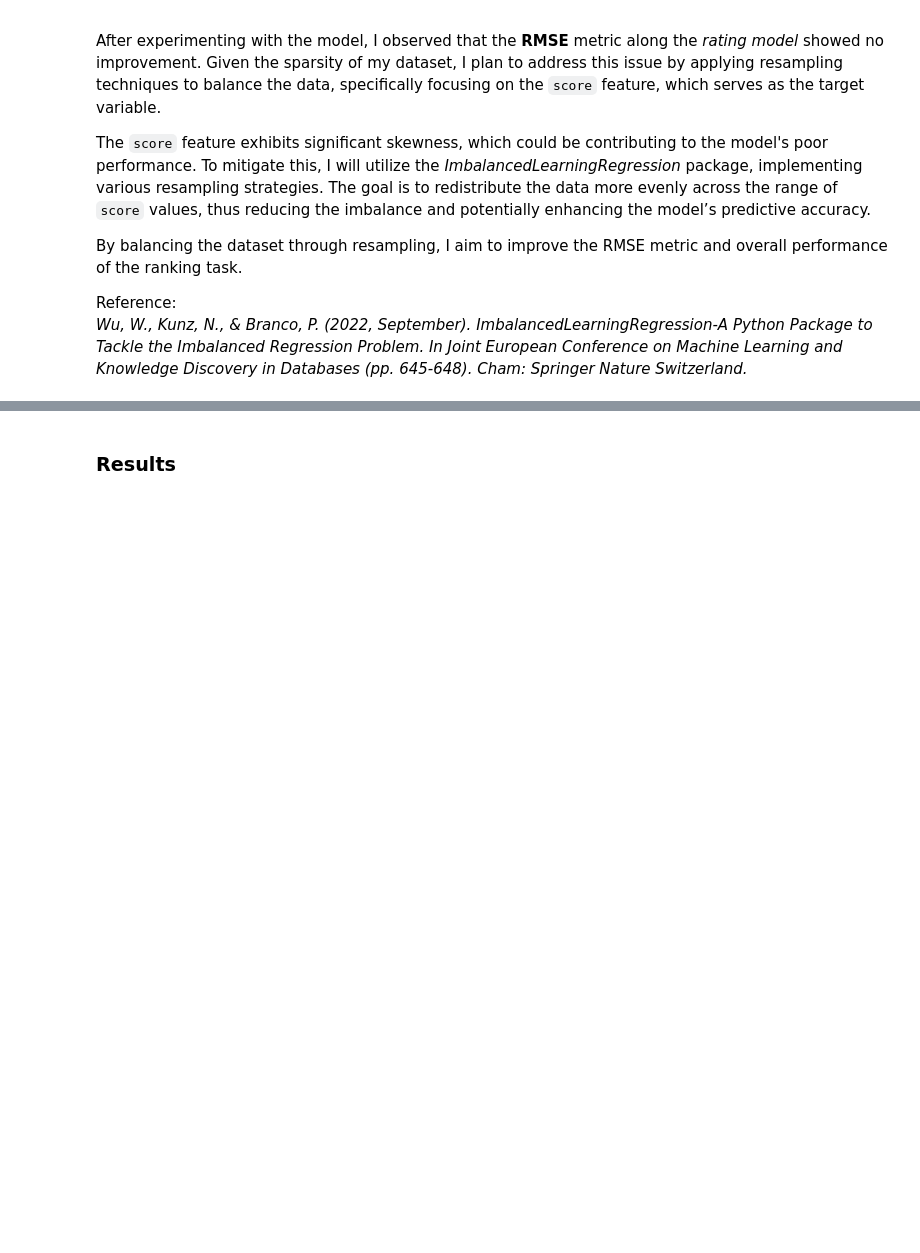
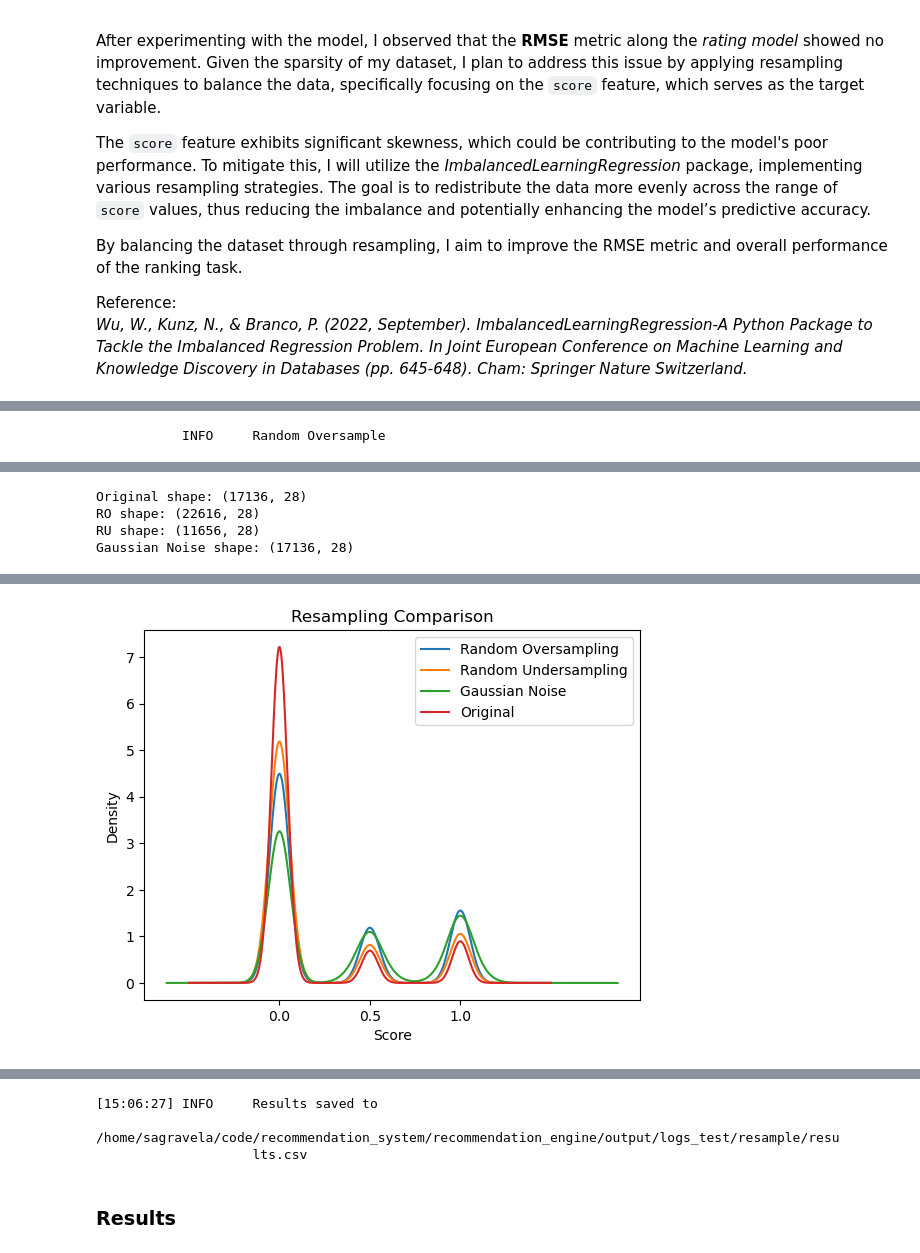
Before and after one commit to sagravela/recommendation_engine, a Jupyter notebook: notebooks/experiments_analysis.ipynb, the cells around one changed output, grey strips where cells are left out. Drawn from its saved outputs; the diff is of its cells as text; code cells hidden in the pictures; blank space fills up the shorter version.

```diff
--- a/notebooks/experiments_analysis.ipynb
+++ b/notebooks/experiments_analysis.ipynb
@@ -213,5 +265,7 @@ prep_clicks_val_sh = clicks_val_ds_sh.batch(512).map(user_prep).map(product_prep
 # %% [markdown]
 # Experiments
+# %%
+params["model"]["max_epochs"] = 1
 # %% [markdown]
 ## Baseline Model
 The model selected to perform this analysis will be a baseline model that is as simple as possible to avoid overfitting, but complex enough that it doesn't fall into underfitting. Therefore, I will have disabled the cross layer and the deep layers in the retrieval model (only use one output layer to have the same output size in each tower).
@@ -353,11 +426,21 @@ The sequence in which features are added is crucial, as it can significantly inf
 fs_path = LOGS_PATH /  "feature_selection"
 params["logs_path"] = fs_path
 if not (fs_path / "results.csv").exists():
-    FeatureSelection(
-        train = clicks_train_ds,
-        val = clicks_val_ds,
-        params = params
-    ).run()
+    # Create model instance
+    model = RecommenderEngineModel(
+        params=params,
+        candidates_ds=prep_products,
+        preprocessing= False, # Disable preprocessing
+        feature_dim= feature_dim, # Feature dimension is a must, if preprocessing is disabled
+    )
+
+    fs = FeatureSelection(
+        model = model,
+        train = prep_clicks_train,
+        val = prep_clicks_val,
+        params = copy.deepcopy(params),
+    )
+    fs.run()
 results_df = pd.read_csv(fs_path / "results.csv")
 # %% [markdown]
 ### Results
@@ -413,6 +505,6 @@ not_selected_features = results_df[results_df['selected'] == False]['feature'].t
 # %% [markdown]
 Sequential features, `seq_product_id` and `seq_category_name`, show limited utility, as only 20% of users have recorded multiple clicks. Thus, including this sequential data as a feature does not provide significant value. By excluding sequential features, I am now able to work with shuffled versions of the training and validation datasets, which may further simplify the model.
 # %%
-params['tower']['query'] = [f for f in params['tower']['query'] if f not in not_selected_features]
-params['tower']['candidate'] = [f for f in params['tower']['candidate'] if f not in not_selected_features]
-pprint(params['tower'])
+params["tower"]["query"] = [f for f in params["tower"]["query"] if f not in not_selected_features]
+params["tower"]["item"] = [f for f in params["tower"]["item"] if f not in not_selected_features]
+params["tower"]
@@ -465,9 +562,19 @@ By balancing the dataset through resampling, I aim to improve the RMSE metric an
 
 Reference:
 *Wu, W., Kunz, N., & Branco, P. (2022, September). ImbalancedLearningRegression-A Python Package to Tackle the Imbalanced Regression Problem. In Joint European Conference on Machine Learning and Knowledge Discovery in Databases (pp. 645-648). Cham: Springer Nature Switzerland.*
+# %%
+params["tower"]["query"].remove('seq-seq_product_id')
+params["tower"]["query"].remove('seq-seq_category_name')
 # %%
 resampling_path = LOGS_PATH / "resample"
 params["logs_path"] = resampling_path
 if not (resampling_path / "results.csv").exists():
-    results_df = resample_exp(params, train_df = clicks_train_df_sh, val_ds = clicks_val_ds_sh, features = all_features)
+    results_df = resample_exp(
+        copy.deepcopy(params),
+        train_df = clicks_train_df_sh,
+        val_ds = clicks_val_ds_sh,
+        candidates_ds= products_ds,
+        features = features
+    )
 results_df = pd.read_csv(resampling_path / "results.csv")
+# %% [output]
@@ -473,0 +582 @@ results_df = pd.read_csv(resampling_path / "results.csv")
+           INFO     Random Oversample
@@ -473,0 +585,4 @@ results_df = pd.read_csv(resampling_path / "results.csv")
+Original shape: (17136, 28)
+RO shape: (22616, 28)
+RU shape: (11656, 28)
+Gaussian Noise shape: (17136, 28)
@@ -473,0 +590 @@ results_df = pd.read_csv(resampling_path / "results.csv")
+[figure, added]
@@ -474,3 +602,6 @@ results_df = pd.read_csv(resampling_path / "results.csv")
+[15:06:27] INFO     Results saved to
+                    /home/sagravela/code/recommendation_system/recommendation_engine/output/logs_test/resample/resu
+                    lts.csv
 # %% [markdown]
 ### Results
 # %%
```
Also changed, not shown: parts of 24 cells of this notebook, 16 other files.
